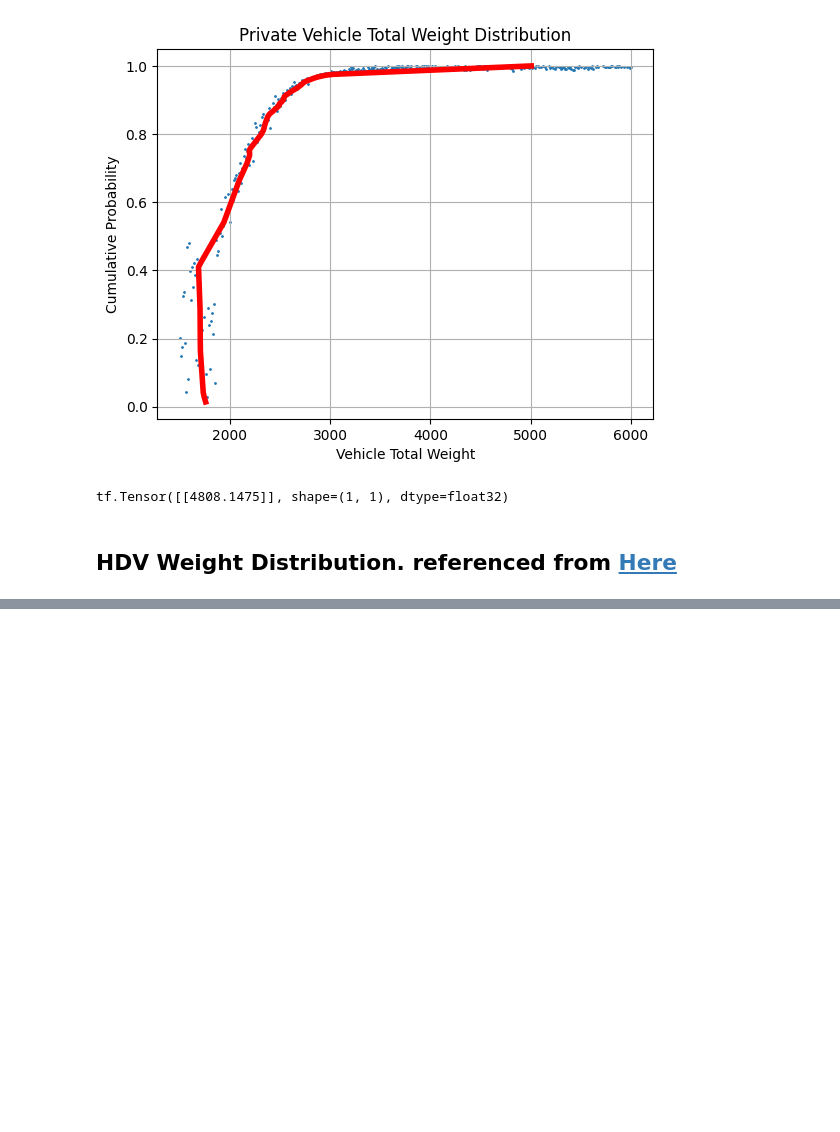
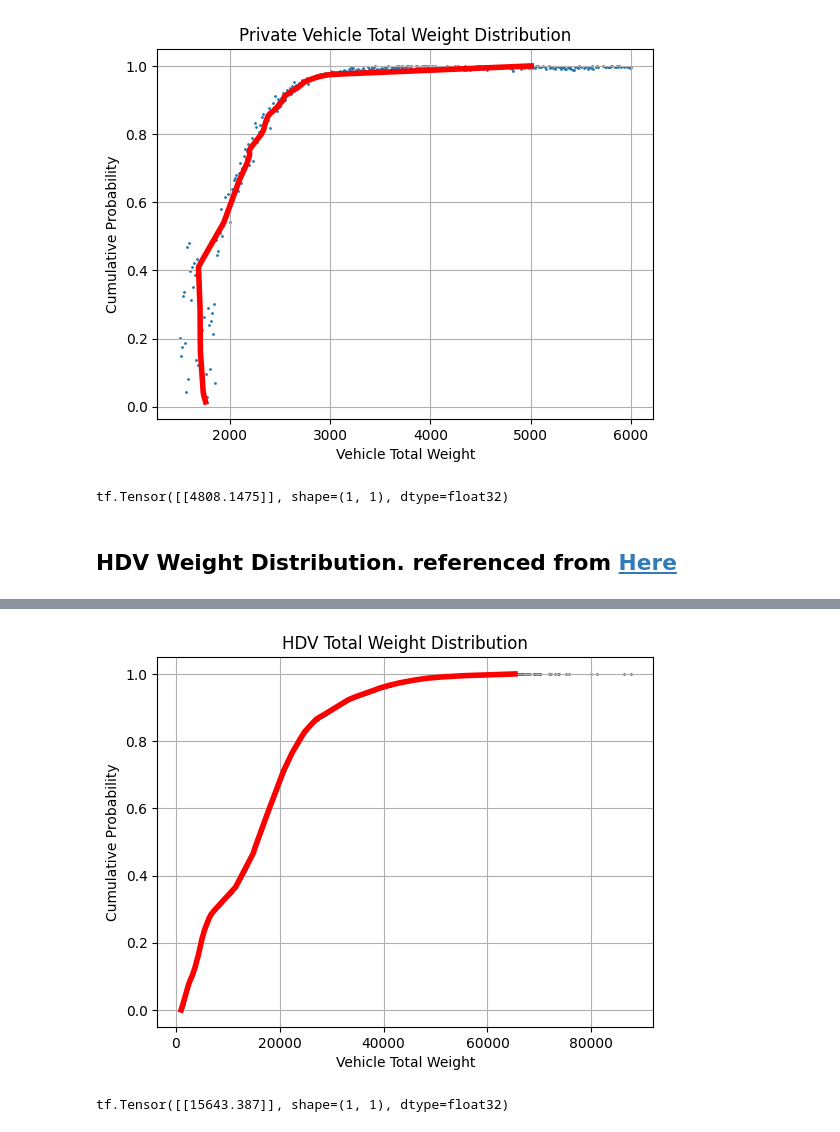
Before and after one commit to felixthe-cat/Personal_Projects, a Jupyter notebook: Final Year Project/Data_handle.ipynb, the cells around one changed output, grey strips where cells are left out. Cells and saved outputs as stored; diff of their text form; code cells hidden in the pictures; blank space fills up the shorter version.

```diff
--- a/Final Year Project/Data_handle.ipynb
+++ b/Final Year Project/Data_handle.ipynb
@@ -256,0 +309,3 @@ plt.show()
+# %%
+# Training
+model.fit( truck_y_data, truck_x_data, epochs=200, verbose=1)
@@ -256,0 +331,13 @@ plt.show()
+# %%
+# Compute the output
+truck_x_predicted = model.predict(truck_y_data)
+
+# Display the result
+plt.scatter(truck_x_data[::1], truck_y_data[::1], s=1)
+plt.plot(truck_x_predicted, truck_y_data, 'r', linewidth=4)
+plt.title('HDV Total Weight Distribution')
+plt.xlabel('Vehicle Total Weight')
+plt.ylabel('Cumulative Probability')
+plt.grid()
+plt.show()
+# %% [output]
@@ -256,0 +345,6 @@ plt.show()
+[figure, added]
+# %%
+total_weight_predicted = model(np.array([0.5]))
+print(total_weight_predicted)
+# %% [output]
+tf.Tensor([[15643.387]], shape=(1, 1), dtype=float32)
```
Also changed, not shown: parts of 5 cells of this notebook.
